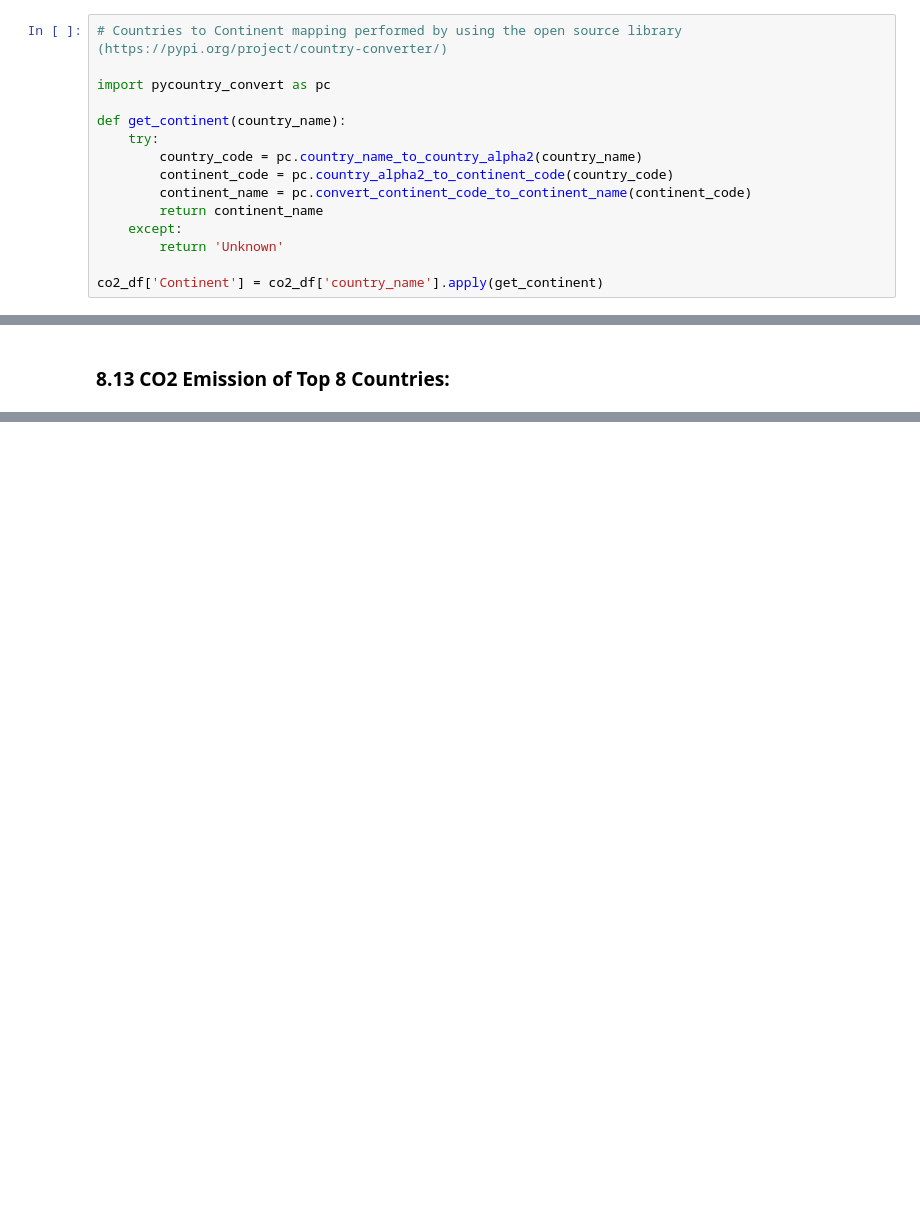
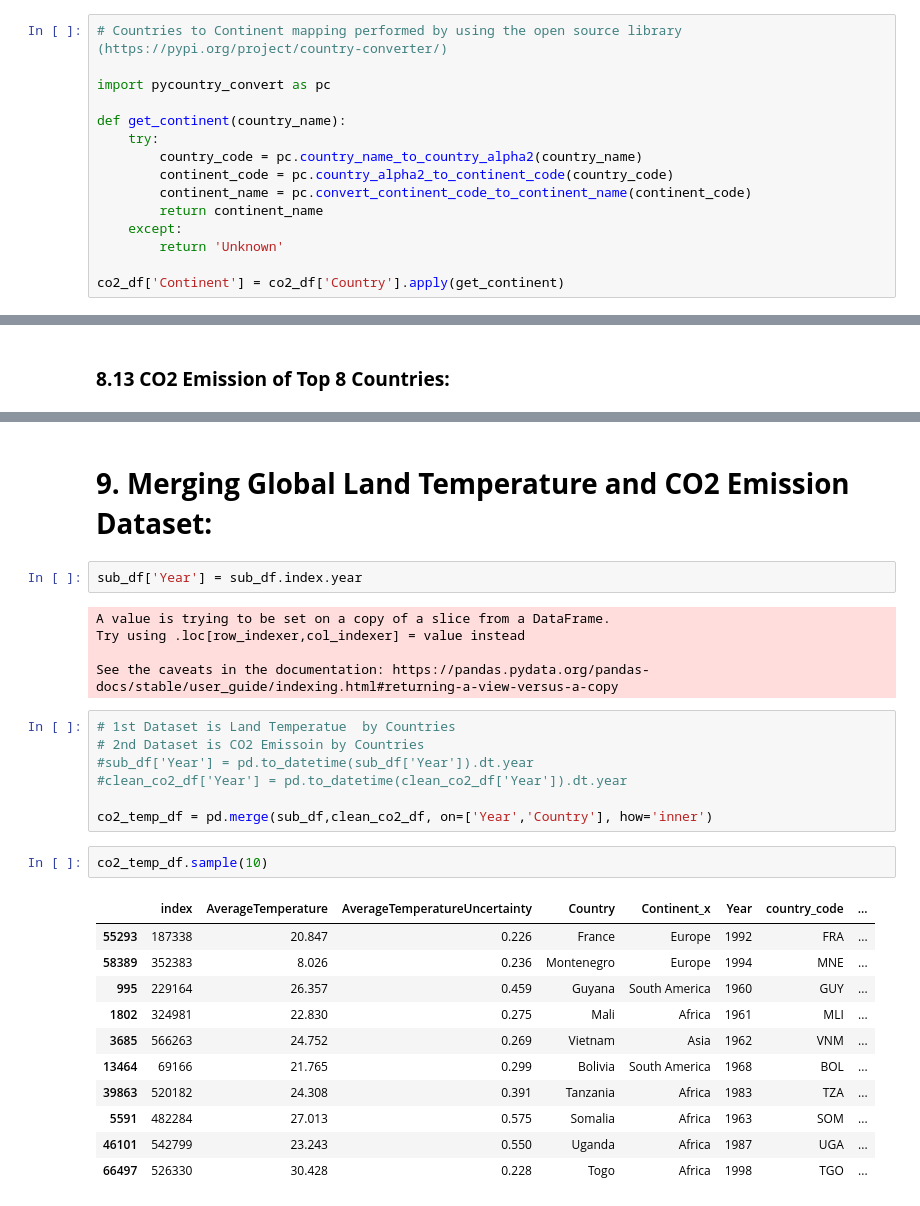
Before and after one commit to HassanZeb01/land_temperature_by_country, a Jupyter notebook: climate_temperature.ipynb, the cells around one changed output, grey strips where cells are left out. Cells and saved outputs as stored; diff of their text form; blank space fills up the shorter version.

```diff
--- a/climate_temperature.ipynb
+++ b/climate_temperature.ipynb
@@ -1069,7 +1083,7 @@ def get_continent(country_name):
     except:
         return 'Unknown'
 
-co2_df['Continent'] = co2_df['country_name'].apply(get_continent)
+co2_df['Continent'] = co2_df['Country'].apply(get_continent)
 # %%
 co2_df.sample(10)
 # %% [output]
@@ -1162,3 +1174,33 @@ plt.legend()
 plt.show()
 # %% [output]
 [figure]
+# %% [markdown]
+# **9. Merging Global Land Temperature and CO2 Emission Dataset:**
+# %%
+sub_df['Year'] = sub_df.index.year
+# %% [output]
+A value is trying to be set on a copy of a slice from a DataFrame.
+Try using .loc[row_indexer,col_indexer] = value instead
+
+See the caveats in the documentation: https://pandas.pydata.org/pandas-docs/stable/user_guide/indexing.html#returning-a-view-versus-a-copy
+# %%
+# 1st Dataset is Land Temperatue  by Countries
+# 2nd Dataset is CO2 Emissoin by Countries
+#sub_df['Year'] = pd.to_datetime(sub_df['Year']).dt.year
+#clean_co2_df['Year'] = pd.to_datetime(clean_co2_df['Year']).dt.year
+
+co2_temp_df = pd.merge(sub_df,clean_co2_df, on=['Year','Country'], how='inner')
+# %%
+co2_temp_df.sample(10)
+# %% [output]
+|  | index | AverageTemperature | AverageTemperatureUncertainty | Country | Continent_x | Year | country_code | ... |
+| 55293 | 187338 | 20.847 | 0.226 | France | Europe | 1992 | FRA | ... |
+| 58389 | 352383 | 8.026 | 0.236 | Montenegro | Europe | 1994 | MNE | ... |
+| 995 | 229164 | 26.357 | 0.459 | Guyana | South America | 1960 | GUY | ... |
+| 1802 | 324981 | 22.830 | 0.275 | Mali | Africa | 1961 | MLI | ... |
+| 3685 | 566263 | 24.752 | 0.269 | Vietnam | Asia | 1962 | VNM | ... |
+| 13464 | 69166 | 21.765 | 0.299 | Bolivia | South America | 1968 | BOL | ... |
+| 39863 | 520182 | 24.308 | 0.391 | Tanzania | Africa | 1983 | TZA | ... |
+| 5591 | 482284 | 27.013 | 0.575 | Somalia | Africa | 1963 | SOM | ... |
+| 46101 | 542799 | 23.243 | 0.550 | Uganda | Africa | 1987 | UGA | ... |
+| 66497 | 526330 | 30.428 | 0.228 | Togo | Africa | 1998 | TGO | ... |
```
Also changed, not shown: parts of 34 cells of this notebook.
